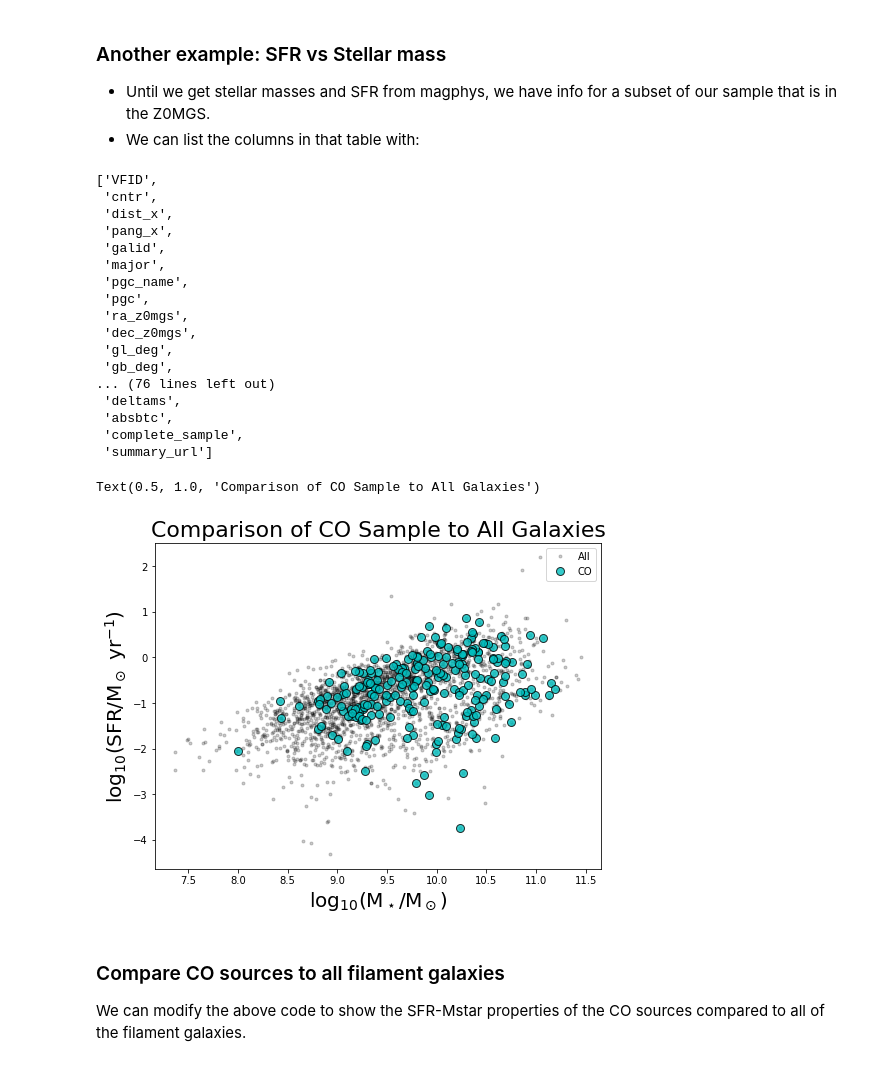
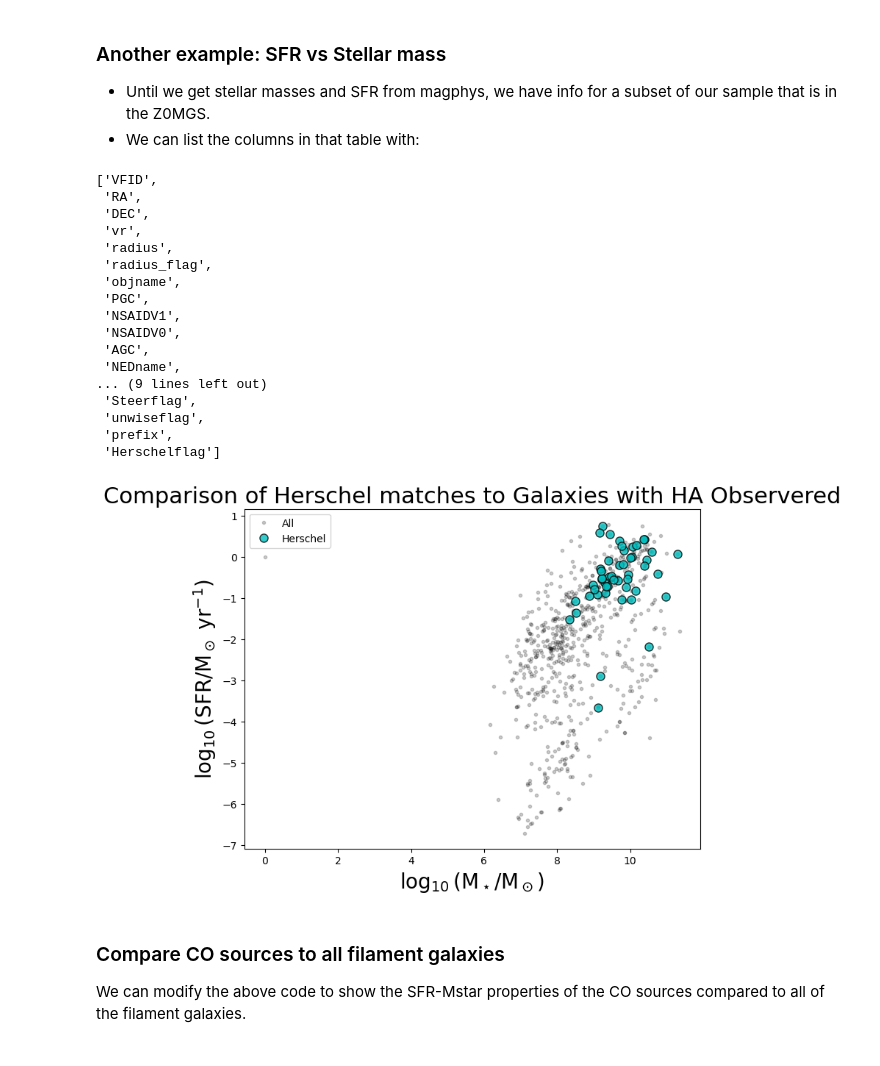
Before and after one commit to Colouss/Virgo, a Jupyter notebook: notebooks/using-vf-catalogs.ipynb, the cells around one changed output. Cells and saved outputs as stored; diff of their text form; code cells hidden in the pictures.

```diff
--- a/notebooks/using-vf-catalogs.ipynb
+++ b/notebooks/using-vf-catalogs.ipynb
@@ -352,45 +352,45 @@ plt.yticks(fontsize=16)
 * Until we get stellar masses and SFR from magphys, we have info for a subset of our sample that is in the Z0MGS.
 * We can list the columns in that table with:
 # %%
-v.z0mgs.colnames
+v.main.colnames
 # %% [output]
 ['VFID',
- 'cntr',
- 'dist_x',
- 'pang_x',
- 'galid',
- 'major',
- 'pgc_name',
- 'pgc',
- 'ra_z0mgs',
- 'dec_z0mgs',
- 'gl_deg',
- 'gb_deg',
-... (76 lines left out)
- 'deltams',
- 'absbtc',
- 'complete_sample',
- 'summary_url']
+ 'RA',
+ 'DEC',
+ 'vr',
+ 'radius',
+ 'radius_flag',
+ 'objname',
+ 'PGC',
+ 'NSAIDV1',
+ 'NSAIDV0',
+ 'AGC',
+ 'NEDname',
+... (9 lines left out)
+ 'Steerflag',
+ 'unwiseflag',
+ 'prefix',
+ 'Herschelflag']
 # %%
 plt.figure(figsize=(8,6))
 # make a flag for those with an available stellar mass
-flag = v.main['Z0MGSflag']
+flag = v.main['HAobsflag']
 
 # plot SFR vs stellar mass
-plt.plot(v.z0mgs['logmass'][flag],v.z0mgs['logsfr'][flag],'k.',alpha=.2,label='All')
+plt.plot(v.magphys['logMstar'][flag],v.magphys['logSFR'][flag],'k.',alpha=.2,label='All')
 
 # now let's plot the CO sources as well
-flagCO = (v.z0mgs['logmass'] > 0) & v.main['COflag']
-plt.plot(v.z0mgs['logmass'][flagCO],v.z0mgs['logsfr'][flagCO],'co',markersize=8,mec='k',alpha=.8,label='CO')
+flagHerschel = (v.magphys['logMstar'] > 0) & v.main['Herschelflag']
+plt.plot(v.magphys['logMstar'][flagHerschel],v.magphys['logSFR'][flagHerschel],'co',markersize=8,mec='k',alpha=.8,label='Herschel')
 
 plt.legend()
 
 plt.xlabel(r'$\rm \log_{10}(M_\star/M_\odot)$',fontsize=20)
 plt.ylabel(r'$\rm \log_{10}(SFR/M_\odot~yr^{-1})$',fontsize=20)
-plt.title('Comparison of CO Sample to All Galaxies',fontsize=22)
+plt.title('Comparison of Herschel matches to Galaxies with HA Observered',fontsize=22)
+plt.savefig(plotdir+'HAObsFlagvsHerschel.png', dpi=150)
 # %% [output]
-Text(0.5, 1.0, 'Comparison of CO Sample to All Galaxies')
-[figure, old version]
+[figure, new version]
 # %% [markdown]
 ### Compare CO sources to all filament galaxies
 
```
Also changed, not shown: parts of 4 cells of this notebook, 1 other file.
